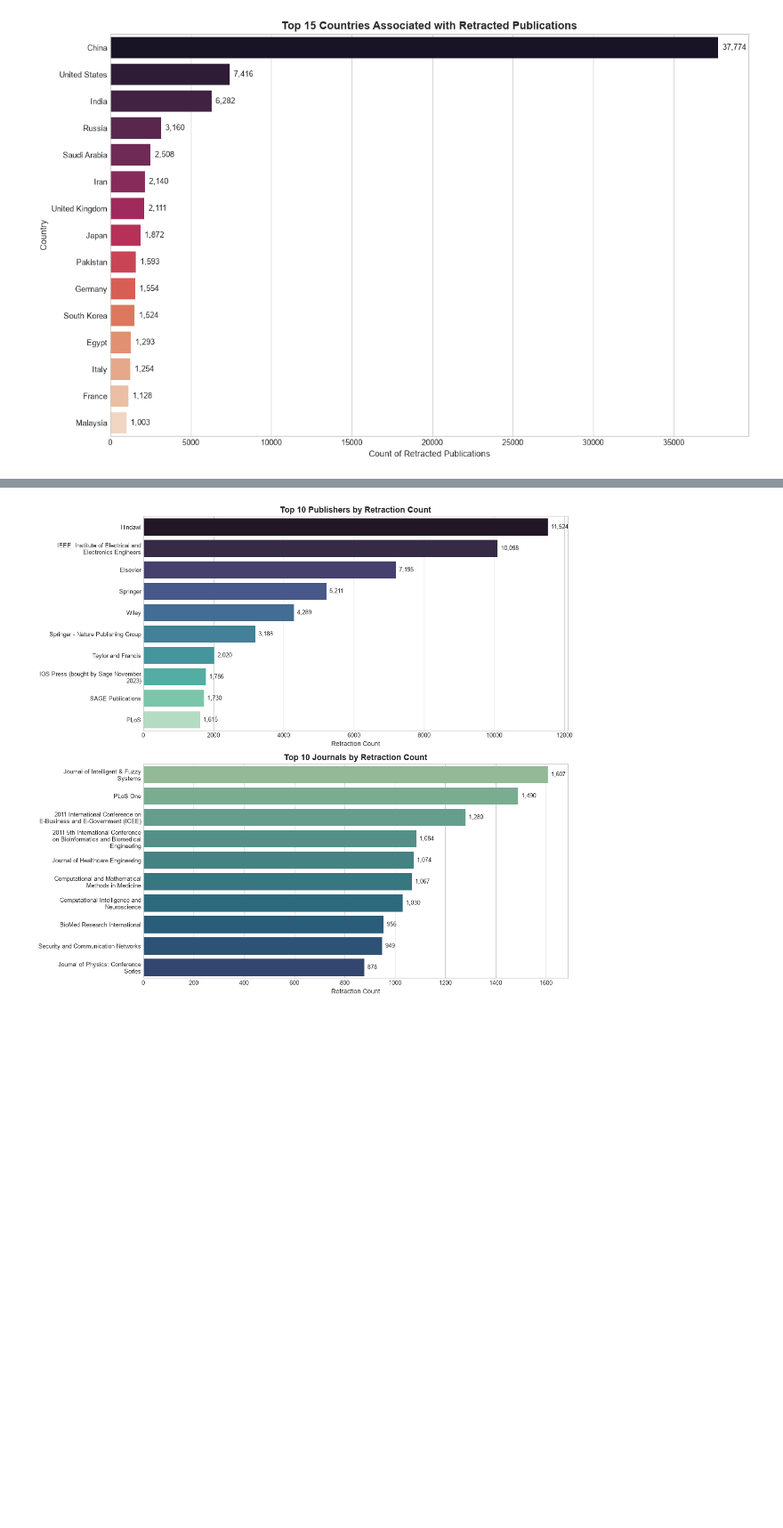
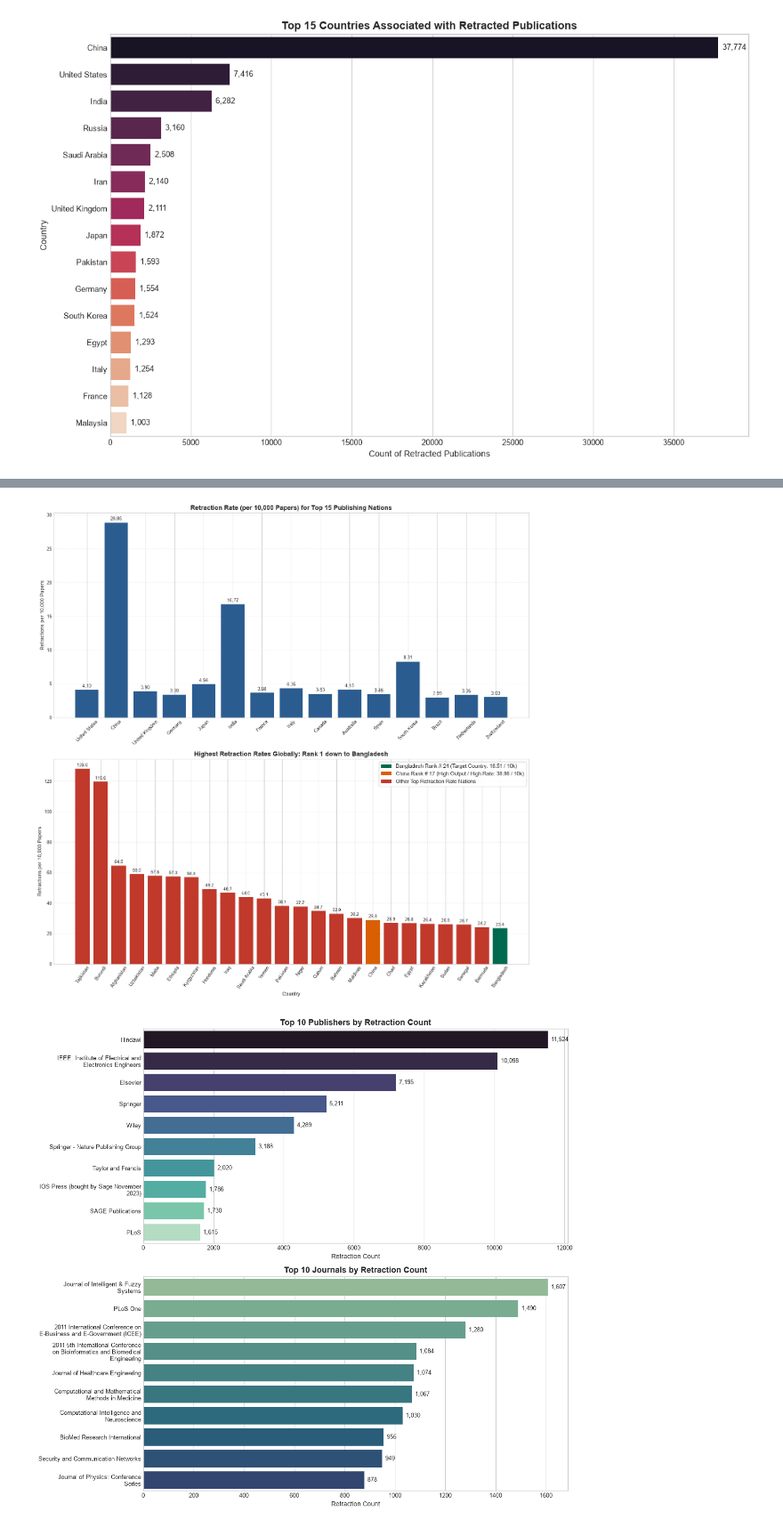
Before and after one commit to neutr0nslayer/Retraction-Watch-EDA-Data-Quality-Audit, a Jupyter notebook: retraction_watch_eda.ipynb, the cells around one changed output, grey strips where cells are left out. Shown at 89% size. Saved outputs shown, nothing was run; the diff lists cells and outputs as text; code cells hidden in the pictures; blank space fills up the shorter version.

```diff
--- a/retraction_watch_eda.ipynb
+++ b/retraction_watch_eda.ipynb
@@ -370,0 +488,94 @@ plt.show()
+# %%
+# 1. Explode Country in Retraction Watch and count retractions
+country_ret_counts = df[df['Country'] != 'Unknown']['Country'].str.split(';').explode().str.strip()
+country_ret_counts = country_ret_counts[country_ret_counts != '']
+ret_df = country_ret_counts.value_counts().reset_index()
+ret_df.columns = ['Country', 'Retracted_Papers']
+
+# 2. Load SCImago Country Rank dataset (1996-2025)
+scimago_df = pd.read_excel('scimagojr country rank 1996-2025.xlsx')
+
+# 3. Merge datasets on Country name
+country_merged = pd.merge(scimago_df, ret_df, on='Country', how='inner')
+
+# 4. Calculate Retraction Rate (%) and Retractions per 10,000 Documents
+country_merged['Retraction_Rate_%'] = (country_merged['Retracted_Papers'] / country_merged['Documents']) * 100
+country_merged['Retractions_per_10k'] = (country_merged['Retracted_Papers'] / country_merged['Documents']) * 10000
+
+# 5. Countries by Retraction Intensity down to Bangladesh (Minimum 1,000 documents published)
+min_pub_df = country_merged[country_merged['Documents'] >= 1000].sort_values(by='Retractions_per_10k', ascending=False).reset_index(drop=True)
+min_pub_df['Rate_Rank'] = min_pub_df.index + 1
+
+# Slice up to Bangladesh
+bd_rank_idx = min_pub_df[min_pub_df['Country'] == 'Bangladesh'].index[0]
+top_till_bd = min_pub_df.iloc[:bd_rank_idx + 1].copy()
+
+# Save merged country tables to disk
+country_merged.head(15).to_csv(f"{TBL_DIR}/11_top_15_publishing_nations_retraction_rates.csv", index=False)
+top_till_bd.to_csv(f"{TBL_DIR}/12_highest_retraction_rate_nations_till_bangladesh.csv", index=False)
+country_merged.to_csv(f"{TBL_DIR}/13_all_countries_scimago_merged_retraction_rates.csv", index=False)
+
+print("--- Top 15 Countries by Total Published Documents & Retraction Statistics ---")
+display(country_merged[['Rank', 'Country', 'Documents', 'Citable documents', 'Retracted_Papers', 'Retraction_Rate_%', 'Retractions_per_10k']].head(15).style.format({
+    'Documents': '{:,}',
+    'Citable documents': '{:,}',
+    'Retracted_Papers': '{:,}',
+    'Retraction_Rate_%': '{:.4f}%',
+    'Retractions_per_10k': '{:.2f}'
+}))
+
+print(f"--- Top {len(top_till_bd)} Countries with Highest Retraction Rates (Rank 1 down to Bangladesh) ---")
+display(top_till_bd[['Rate_Rank', 'Rank', 'Country', 'Documents', 'Retracted_Papers', 'Retraction_Rate_%', 'Retractions_per_10k']].style.format({
+    'Documents': '{:,}',
+    'Retracted_Papers': '{:,}',
+    'Retraction_Rate_%': '{:.4f}%',
+    'Retractions_per_10k': '{:.2f}'
+}))
+
+# Visualizations: Top Publishers vs Retraction Intensity down to Bangladesh
+fig, axes = plt.subplots(2, 1, figsize=(14, 14))
+
+# Chart 1: Top 15 Publishing Nations - Total Documents vs Retractions
+top_pub_nations = country_merged.head(15)
+axes[0].bar(top_pub_nations['Country'], top_pub_nations['Retractions_per_10k'], color='#2b5c8f')
+axes[0].set_title('Retraction Rate (per 10,000 Papers) for Top 15 Publishing Nations', fontsize=13, fontweight='bold')
+axes[0].set_ylabel('Retractions per 10,000 Papers')
+axes[0].tick_params(axis='x', rotation=45)
+axes[0].grid(axis='y', linestyle=':', alpha=0.7)
+for p in axes[0].patches:
+    if p.get_height() > 0:
+        axes[0].annotate(f'{p.get_height():.2f}',
+                         (p.get_x() + p.get_width() / 2., p.get_height()),
+                         ha='center', va='bottom', fontsize=9, xytext=(0, 3),
+                         textcoords='offset points')
+
+# Chart 2: Highest Retraction Rate Countries
+import matplotlib.patches as mpatches
+
+bar_colors = ['#006a4e' if c == 'Bangladesh' else '#d95f02' if c == 'China' else '#c0392b' for c in top_till_bd['Country']]
+bars2 = axes[1].bar(top_till_bd['Country'], top_till_bd['Retractions_per_10k'], color=bar_colors)
+axes[1].set_title(f'Highest Retraction Rates Globally: Rank 1 down to Bangladesh', fontsize=13, fontweight='bold')
+axes[1].set_xlabel('Country')
+axes[1].set_ylabel('Retractions per 10,000 Papers')
+axes[1].tick_params(axis='x', rotation=55)
+axes[1].grid(axis='y', linestyle=':', alpha=0.7)
+
+for p in axes[1].patches:
+    if p.get_height() > 0:
+        axes[1].annotate(f'{p.get_height():.1f}',
+                         (p.get_x() + p.get_width() / 2., p.get_height()),
+                         ha='center', va='bottom', fontsize=8.5, xytext=(0, 3),
+                         textcoords='offset points')
+
+# Add Legend for China, Bangladesh, and Peer Nations
+legend_handles = [
+    mpatches.Patch(facecolor='#006a4e', label='Bangladesh Rank # 24 (Target Country: 16.51 / 10k)'),
+    mpatches.Patch(facecolor='#d95f02', label='China Rank # 17 (High Output / High Rate: 38.86 / 10k)'),
+    mpatches.Patch(facecolor='#c0392b', label='Other Top Retraction Rate Nations')
+]
+axes[1].legend(handles=legend_handles, loc='upper right', fontsize=10.5, frameon=True, facecolor='white', framealpha=0.9)
+
+plt.tight_layout()
+plt.savefig(f"{FIG_DIR}/07_country_retraction_rates_and_bangladesh_rank.png", dpi=300, bbox_inches='tight')
+plt.show()
+# %% [output]
@@ -371,3 +617,4 @@ plt.show()
+[figure, added]
 # %%
 fig, axes = plt.subplots(2, 1, figsize=(12, 11))
 
```
Also changed, not shown: parts of 42 cells of this notebook, 52 other files.
